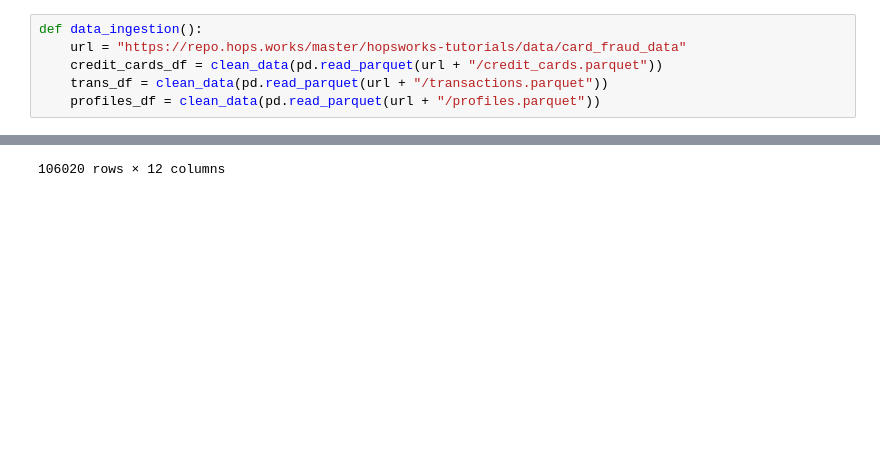
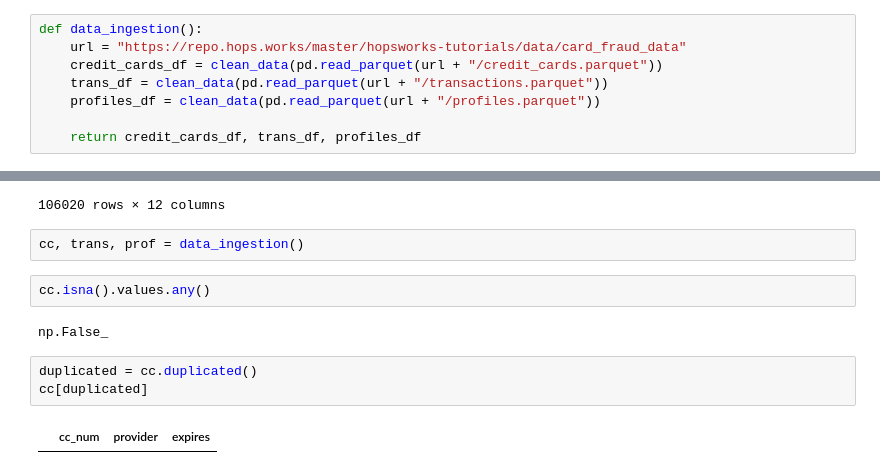
Before and after one commit to Chukwukwadorom/SafeSwipe, a Jupyter notebook: safeswipe/notebooks/roughbook.ipynb, the cells around one changed output, grey strips where cells are left out. Saved outputs shown, nothing was run; the diff lists cells and outputs as text; blank space fills up the shorter version.

Commit message:
started data processing

```diff
--- a/safeswipe/notebooks/roughbook.ipynb
+++ b/safeswipe/notebooks/roughbook.ipynb
@@ -191,6 +191,8 @@ def data_ingestion():
     credit_cards_df = clean_data(pd.read_parquet(url + "/credit_cards.parquet"))
     trans_df = clean_data(pd.read_parquet(url + "/transactions.parquet"))
     profiles_df = clean_data(pd.read_parquet(url + "/profiles.parquet"))
+
+    return credit_cards_df, trans_df, profiles_df
 # %%
 def card_owner_age(trans_df, user_df)-> pd.DataFrame:
 
@@ -253,3 +240,14 @@ expiry_days(trans_df, credit_cards_df)
 | 106018 | fa32d5d268951cd20bfdbf8f7f6ac855 | 2022-04-05 13:57:02 | 4032019521897961 | Cash Withdrawal | 279.73 | 41.884127 | -87.861584 | Westchester | US | 0 | ... |
 | 106019 | d4b05863a44f9ff5d54c2b00848120c6 | 2022-04-09 14:57:02 | 4032019521897961 | Cash Withdrawal | 73.66 | 41.889478 | -87.853455 | Westchester | US | 0 | ... |
 106020 rows × 12 columns
+# %%
+cc, trans, prof = data_ingestion()
+# %%
+cc.isna().values.any()
+# %% [output]
+np.False_
+# %%
+duplicated = cc.duplicated()
+cc[duplicated]
+# %% [output]
+|  | cc_num | provider | expires |
```
Also changed, not shown: parts of 2 cells of this notebook, 1 other file.
